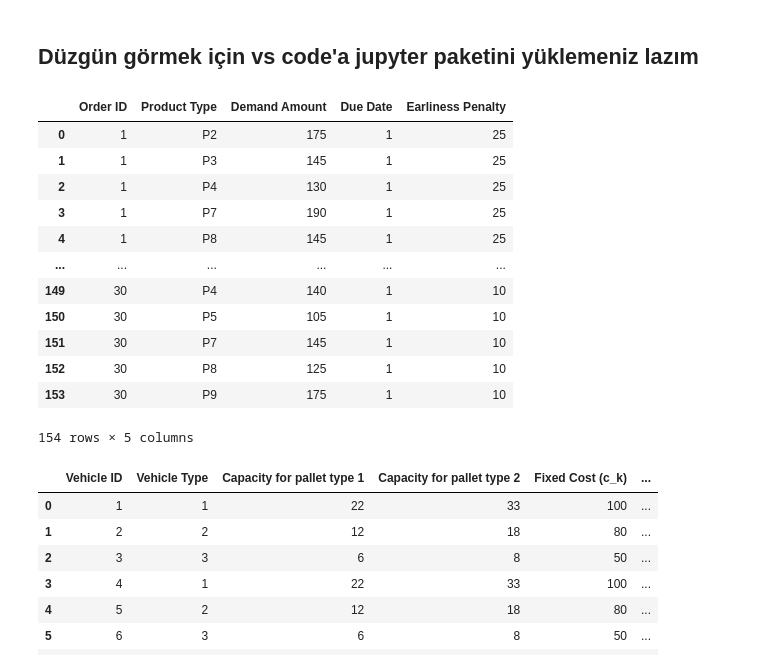
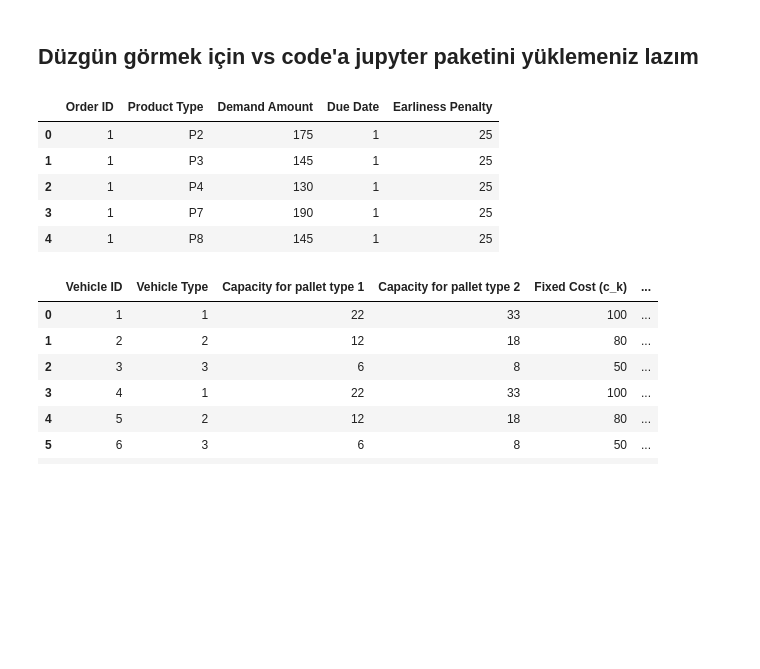
Before and after one commit to cheeseburgerhere/End395, a Jupyter notebook: model.ipynb, the cells around one changed output. Drawn from its saved outputs; the diff is of its cells as text; code cells hidden in the pictures; blank space fills up the shorter version.

```diff
--- a/model.ipynb
+++ b/model.ipynb
@@ -6,24 +6,17 @@ import pandas as pd
 # %%
 #!pip install openpyxl
 
 directory="Scenarios\ProjectPart1-Scenario2.xlsx"
 #pandas depens on this package to read excel files
 orders=pd.read_excel(directory,sheet_name="Orders")
-orders
+orders.head()
 # %% [output]
 |  | Order ID | Product Type | Demand Amount | Due Date | Earliness Penalty |
 | 0 | 1 | P2 | 175 | 1 | 25 |
 | 1 | 1 | P3 | 145 | 1 | 25 |
 | 2 | 1 | P4 | 130 | 1 | 25 |
 | 3 | 1 | P7 | 190 | 1 | 25 |
 | 4 | 1 | P8 | 145 | 1 | 25 |
-| ... | ... | ... | ... | ... | ... |
-| 149 | 30 | P4 | 140 | 1 | 10 |
-| 150 | 30 | P5 | 105 | 1 | 10 |
-| 151 | 30 | P7 | 145 | 1 | 10 |
-| 152 | 30 | P8 | 125 | 1 | 10 |
-| 153 | 30 | P9 | 175 | 1 | 10 |
-154 rows × 5 columns
 # %%
 trucks=pd.read_excel(directory,sheet_name="Vehicles")
 trucks
```
Also changed, not shown: parts of 3 cells of this notebook, 1 other file.
